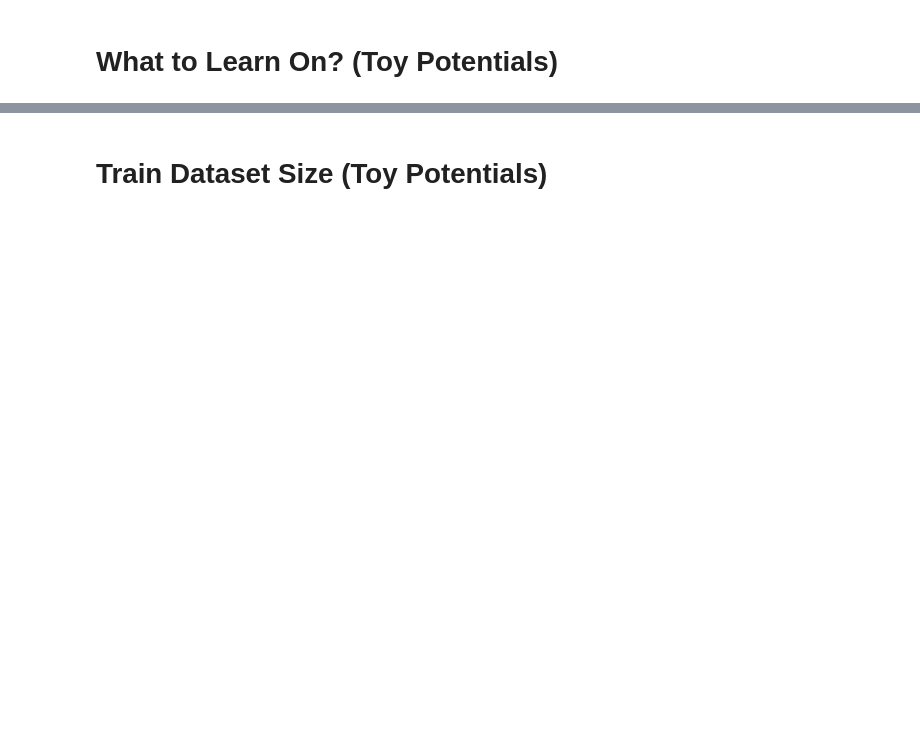
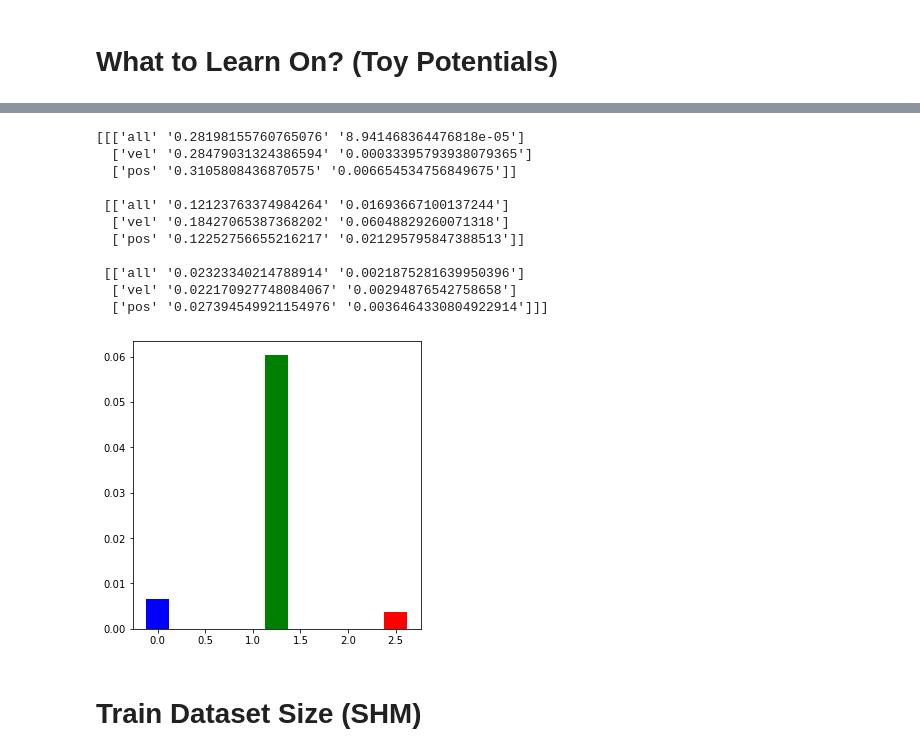
Before and after one commit to jakublala/md-neural-ode, a Jupyter notebook: plotting.ipynb, the cells around one changed output, grey strips where cells are left out. Drawn from its saved outputs; the diff is of its cells as text; code cells hidden in the pictures; blank space fills up the shorter version.

```diff
--- a/plotting.ipynb
+++ b/plotting.ipynb
@@ -1446,2 +1444,35 @@ test_mean = np.mean(test_losses)
+# %%
+potentials = ['2d_shell', 'wofe_quapp', '10d_gaussian']
+
+data = []
+for p in potentials:
+    data.append(np.load(f'results/{p}/loss_fce/test_loss.npy'))
+data = np.stack(data)
+print(data)
+data = data[:, :, 1:]
+data = data.astype(float)
+
+fig = plt.figure()
+ax = fig.add_axes([0,0,1,1])
+ax.set_box_aspect(1)
+# X = ['10D Gaussian', '2D Shell', '2D Wolfe Quapp']
+ax.bar(0 + 0.00, data[0, :, 1], color = 'b', width = 0.25)
+ax.bar(1 + 0.25, data[1, :, 1], color = 'g', width = 0.25)
+ax.bar(2 + 0.50, data[2, :, 1], color = 'r', width = 0.25)
+
+plt.show()
+# %% [output]
+[[['all' '0.28198155760765076' '8.941468364476818e-05']
+  ['vel' '0.28479031324386594' '0.00033395793938079365']
+  ['pos' '0.3105808436870575' '0.006654534756849675']]
+
+ [['all' '0.12123763374984264' '0.01693667100137244']
+  ['vel' '0.18427065387368202' '0.06048829260071318']
+  ['pos' '0.12252756655216217' '0.021295795847388513']]
+
+ [['all' '0.02323340214788914' '0.0021875281639950396']
+  ['vel' '0.022170927748084067' '0.00294876542758658']
+  ['pos' '0.027394549921154976' '0.0036464330804922914']]]
+[figure, added]
 # %% [markdown]
-# Train Dataset Size (Toy Potentials)
+# Train Dataset Size (SHM)
```
Also changed, not shown: parts of 5 cells of this notebook, 4 other files.
